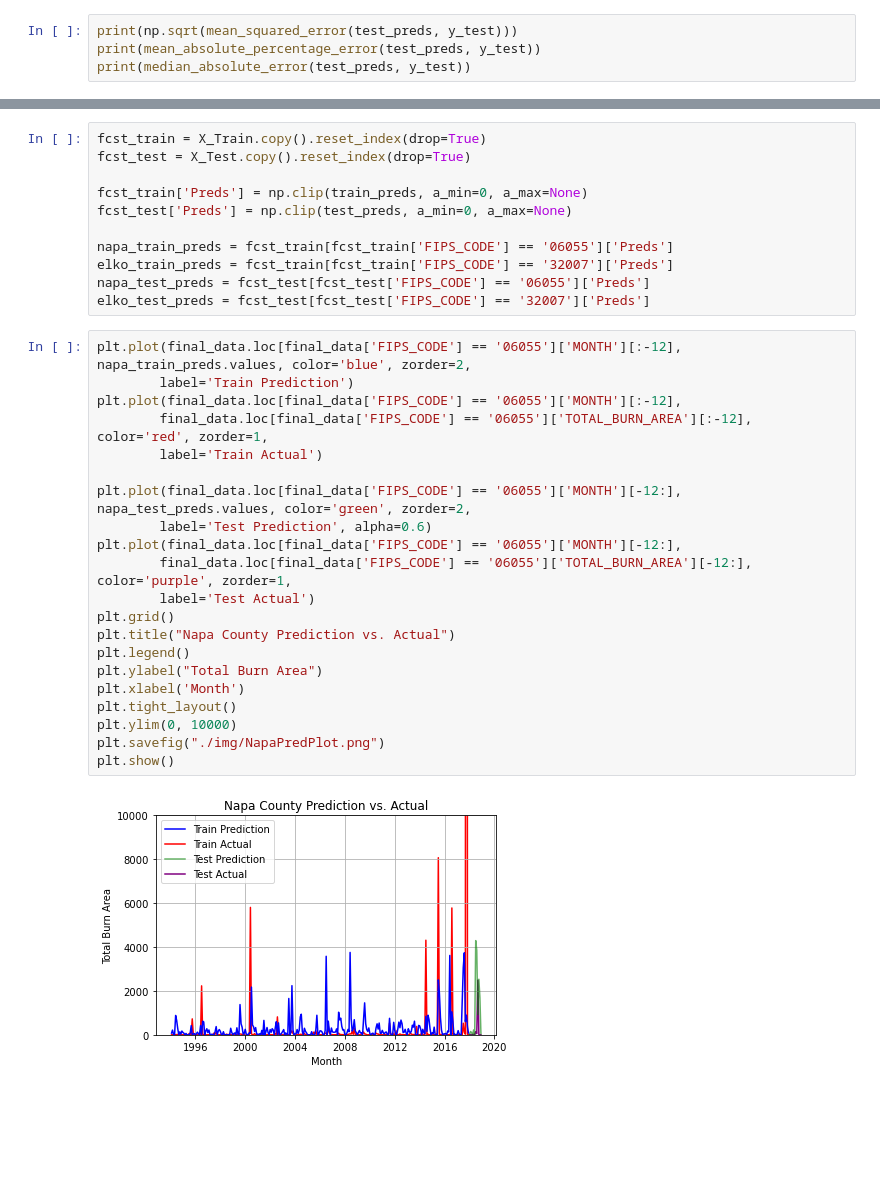
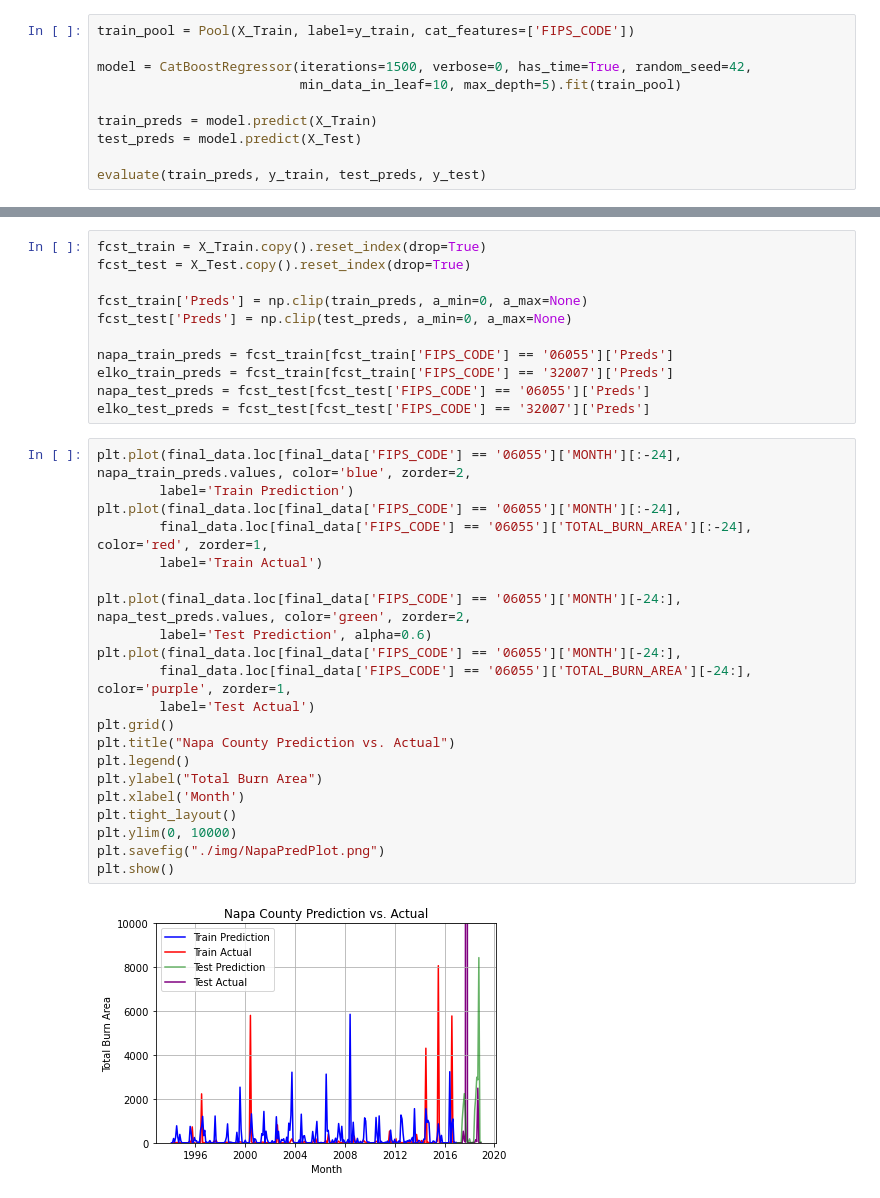
Before and after one commit to DCavanaugh98/WildfireMLProject, a Jupyter notebook: Modeling.ipynb, the cells around one changed output, grey strips where cells are left out. Drawn from its saved outputs; the diff is of its cells as text; blank space fills up the shorter version.

```diff
--- a/Modeling.ipynb
+++ b/Modeling.ipynb
@@ -130,5 +377,11 @@ print(median_absolute_error(train_preds, y_train))
 # %%
-print(np.sqrt(mean_squared_error(test_preds, y_test)))
-print(mean_absolute_percentage_error(test_preds, y_test))
-print(median_absolute_error(test_preds, y_test))
+train_pool = Pool(X_Train, label=y_train, cat_features=['FIPS_CODE'])
+
+model = CatBoostRegressor(iterations=1500, verbose=0, has_time=True, random_seed=42,
+                          min_data_in_leaf=10, max_depth=5).fit(train_pool)
+
+train_preds = model.predict(X_Train)
+test_preds = model.predict(X_Test)
+
+evaluate(train_preds, y_train, test_preds, y_test)
 # %% [output]
@@ -199,26 +453,26 @@ elko_train_preds = fcst_train[fcst_train['FIPS_CODE'] == '32007']['Preds']
 napa_test_preds = fcst_test[fcst_test['FIPS_CODE'] == '06055']['Preds']
 elko_test_preds = fcst_test[fcst_test['FIPS_CODE'] == '32007']['Preds']
 # %%
-plt.plot(final_data.loc[final_data['FIPS_CODE'] == '06055']['MONTH'][:-12], napa_train_preds.values, color='blue', zorder=2,
+plt.plot(final_data.loc[final_data['FIPS_CODE'] == '06055']['MONTH'][:-24], napa_train_preds.values, color='blue', zorder=2,
         label='Train Prediction')
-plt.plot(final_data.loc[final_data['FIPS_CODE'] == '06055']['MONTH'][:-12],
-        final_data.loc[final_data['FIPS_CODE'] == '06055']['TOTAL_BURN_AREA'][:-12], color='red', zorder=1,
+plt.plot(final_data.loc[final_data['FIPS_CODE'] == '06055']['MONTH'][:-24],
+        final_data.loc[final_data['FIPS_CODE'] == '06055']['TOTAL_BURN_AREA'][:-24], color='red', zorder=1,
         label='Train Actual')
 
-plt.plot(final_data.loc[final_data['FIPS_CODE'] == '06055']['MONTH'][-12:], napa_test_preds.values, color='green', zorder=2,
+plt.plot(final_data.loc[final_data['FIPS_CODE'] == '06055']['MONTH'][-24:], napa_test_preds.values, color='green', zorder=2,
         label='Test Prediction', alpha=0.6)
-plt.plot(final_data.loc[final_data['FIPS_CODE'] == '06055']['MONTH'][-12:],
-        final_data.loc[final_data['FIPS_CODE'] == '06055']['TOTAL_BURN_AREA'][-12:], color='purple', zorder=1,
+plt.plot(final_data.loc[final_data['FIPS_CODE'] == '06055']['MONTH'][-24:],
+        final_data.loc[final_data['FIPS_CODE'] == '06055']['TOTAL_BURN_AREA'][-24:], color='purple', zorder=1,
         label='Test Actual')
 plt.grid()
 plt.title("Napa County Prediction vs. Actual")
 plt.legend()
 plt.ylabel("Total Burn Area")
 plt.xlabel('Month')
 plt.tight_layout()
 plt.ylim(0, 10000)
 plt.savefig("./img/NapaPredPlot.png")
 plt.show()
 # %% [output]
-[figure, old version]
+[figure, new version]
 # %%
```
Also changed, not shown: parts of 38 cells of this notebook, 12 other files.
